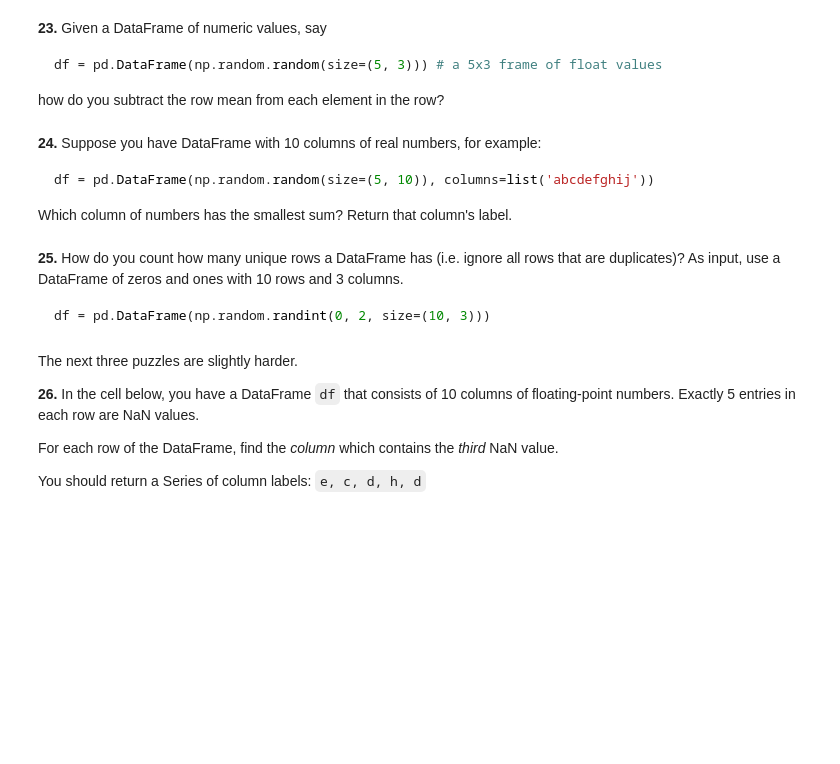
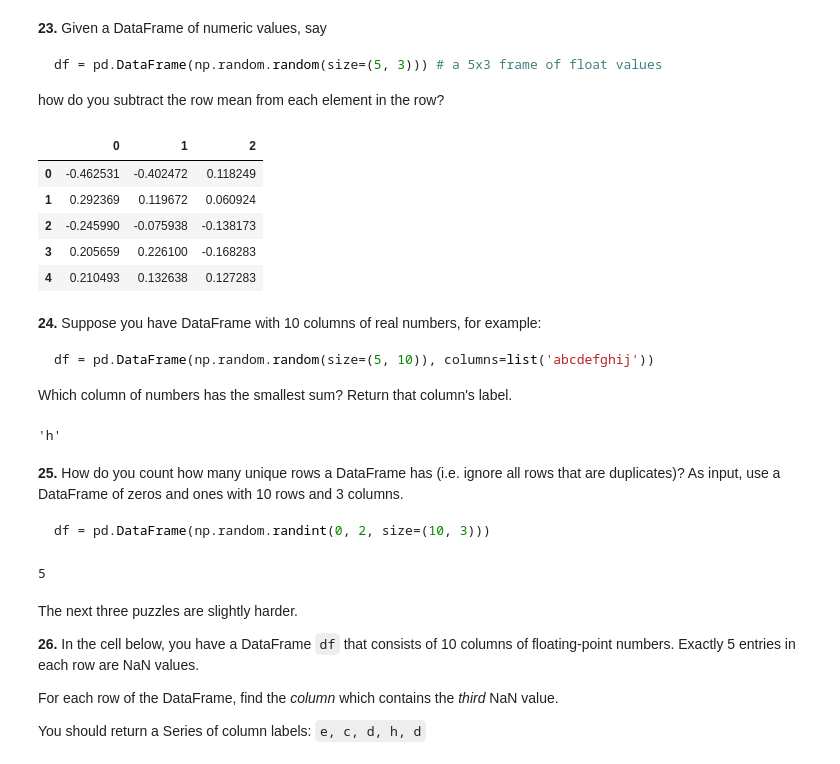
Before and after one commit to look4abhinav/Pandas-Puzzles, a Jupyter notebook: 100-pandas-puzzles.ipynb, the cells around one changed output. Saved outputs shown, nothing was run; the diff lists cells and outputs as text; code cells hidden in the pictures; blank space fills up the shorter version.

````diff
--- a/100-pandas-puzzles.ipynb
+++ b/100-pandas-puzzles.ipynb
@@ -268,6 +281,17 @@ df = pd.DataFrame(np.random.random(size=(5, 3))) # a 5x3 frame of float values
 ```
 
 how do you subtract the row mean from each element in the row?
+# %%
+df = pd.DataFrame(np.random.random(size=(5, 3))) # a 5x3 frame of float values
+
+df.apply(lambda x: x - x.mean())
+# %% [output]
+|  | 0 | 1 | 2 |
+| 0 | -0.462531 | -0.402472 | 0.118249 |
+| 1 | 0.292369 | 0.119672 | 0.060924 |
+| 2 | -0.245990 | -0.075938 | -0.138173 |
+| 3 | 0.205659 | 0.226100 | -0.168283 |
+| 4 | 0.210493 | 0.132638 | 0.127283 |
 # %% [markdown]
 **24.** Suppose you have DataFrame with 10 columns of real numbers, for example:
 
@@ -275,12 +299,22 @@ how do you subtract the row mean from each element in the row?
 df = pd.DataFrame(np.random.random(size=(5, 10)), columns=list('abcdefghij'))
 ```
 Which column of numbers has the smallest sum?  Return that column's label.
+# %%
+df = pd.DataFrame(np.random.random(size=(5, 10)), columns=list('abcdefghij'))
+df.sum(axis=0).idxmin()
+# %% [output]
+'h'
 # %% [markdown]
 **25.** How do you count how many unique rows a DataFrame has (i.e. ignore all rows that are duplicates)? As input, use a DataFrame of zeros and ones with 10 rows and 3 columns.
 
 ```python
 df = pd.DataFrame(np.random.randint(0, 2, size=(10, 3)))
 ```
+# %%
+df = pd.DataFrame(np.random.randint(0, 2, size=(10, 3)))
+df.drop_duplicates().shape[0]
+# %% [output]
+5
 # %% [markdown]
 The next three puzzles are slightly harder.
 
````
Also changed, not shown: parts of 6 cells of this notebook.
